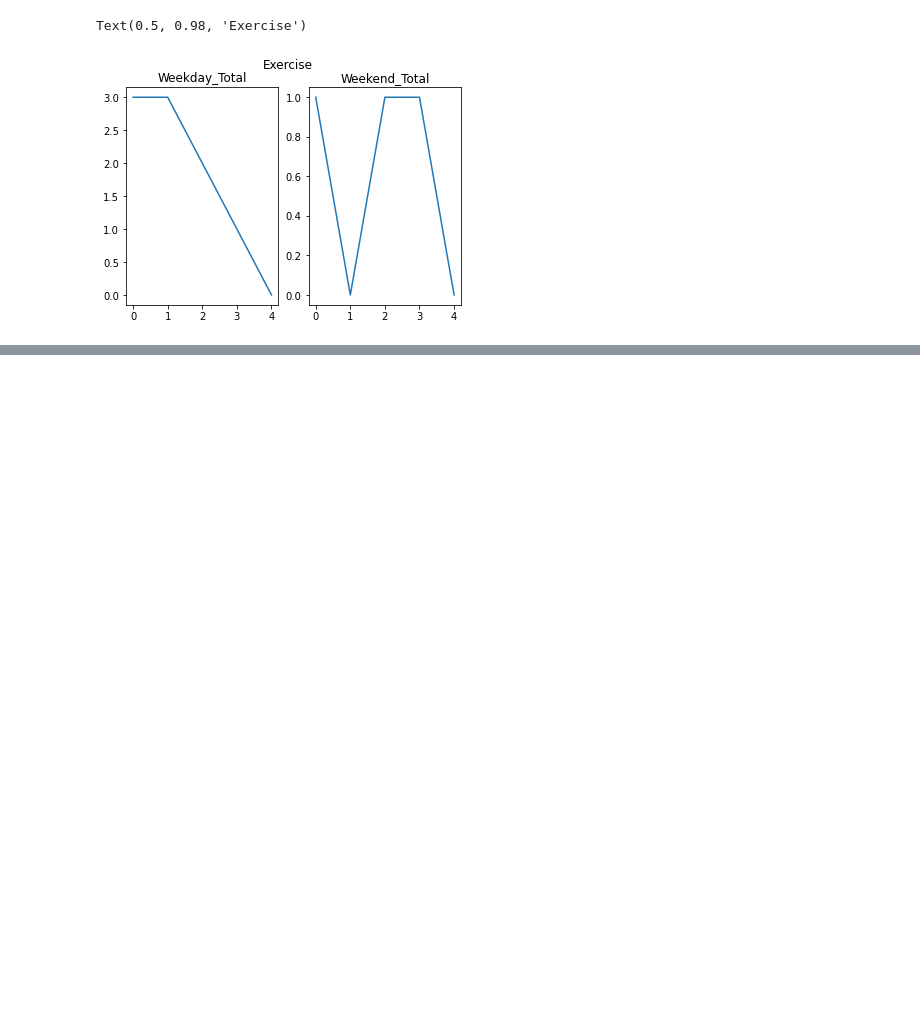
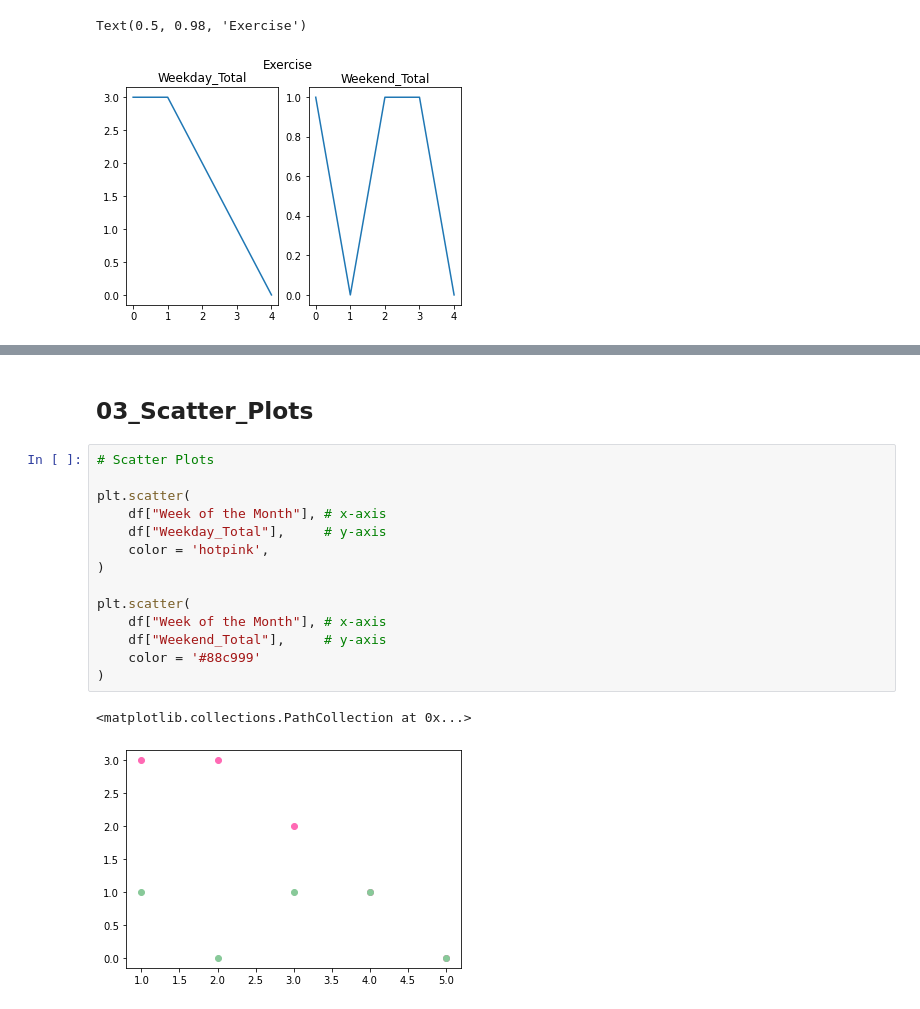
Before and after one commit to krystinli/Legoland, a Jupyter notebook: python/2022-03_Matplotlib.ipynb, the cells around one changed output, grey strips where cells are left out. Drawn from its saved outputs; the diff is of its cells as text; blank space fills up the shorter version.

```diff
--- a/python/2022-03_Matplotlib.ipynb
+++ b/python/2022-03_Matplotlib.ipynb
@@ -118,0 +122,19 @@ Text(0.5, 0.98, 'Exercise')
+# %% [markdown]
+## 03_Scatter_Plots
+# %%
+# Scatter Plots
+
+plt.scatter(
+    df["Week of the Month"], # x-axis
+    df["Weekday_Total"],     # y-axis
+    color = 'hotpink',
+)
+
+plt.scatter(
+    df["Week of the Month"], # x-axis
+    df["Weekend_Total"],     # y-axis
+    color = '#88c999'
+)
+# %% [output]
+<matplotlib.collections.PathCollection at 0x...>
+[figure, added]
```
Also changed, not shown: parts of 16 cells of this notebook.
